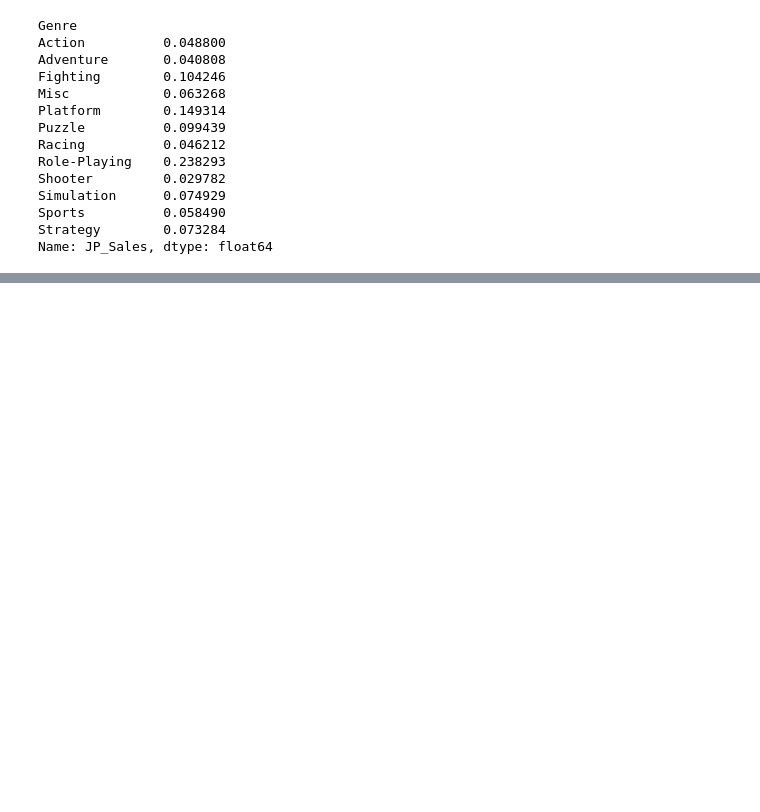
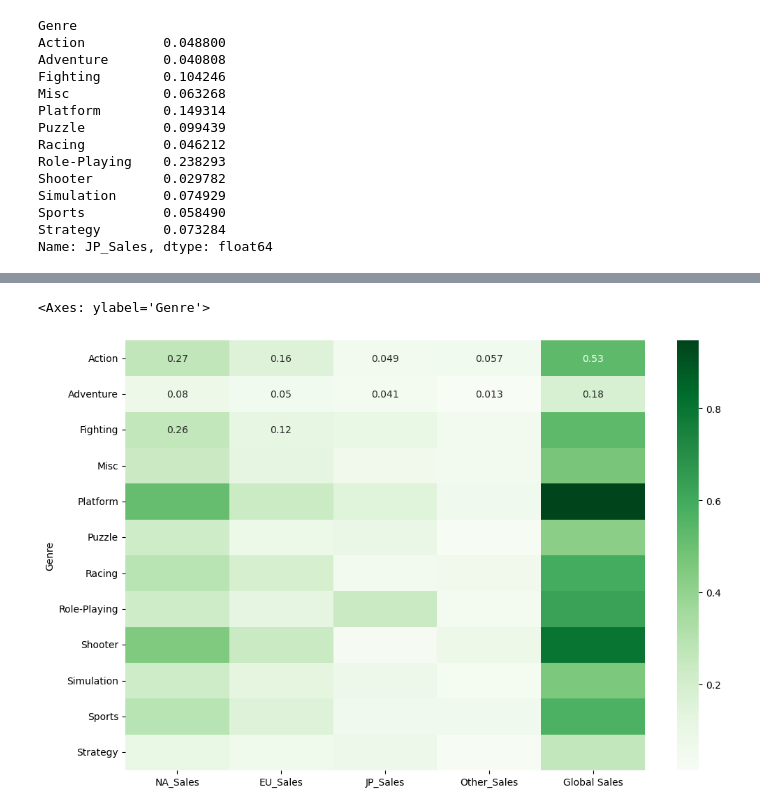
Before and after one commit to sienchoon/coding-challenge-practice, a Jupyter notebook: Pandas_Practice/tutorial_df.ipynb, the cells around one changed output, grey strips where cells are left out. Drawn from its saved outputs; the diff is of its cells as text; code cells hidden in the pictures; blank space fills up the shorter version.

```diff
--- a/Pandas_Practice/tutorial_df.ipynb
+++ b/Pandas_Practice/tutorial_df.ipynb
@@ -758,0 +765,3 @@ Name: JP_Sales, dtype: float64
+# %%
+sales_by_genre = df.groupby("Genre")[["NA_Sales", "EU_Sales", "JP_Sales", "Other_Sales", "Global Sales"]].mean()
+sales_by_genre
@@ -758,0 +783,6 @@ Name: JP_Sales, dtype: float64
+# %%
+plt.figure(figsize=(12,8))
+sns.heatmap(sales_by_genre, annot=True, cmap="Greens")
+# %% [output]
+<Axes: ylabel='Genre'>
+[figure, added]
```
Also changed, not shown: parts of 3 cells of this notebook, 1 other file.
